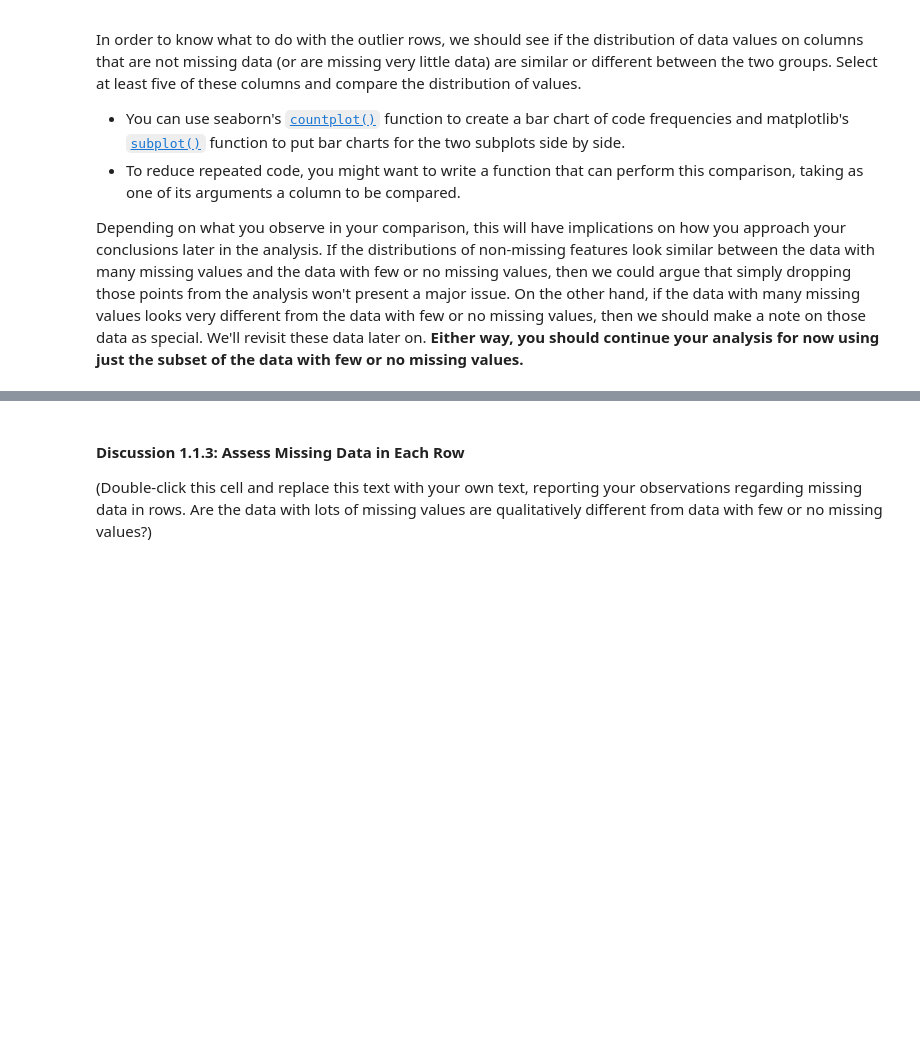
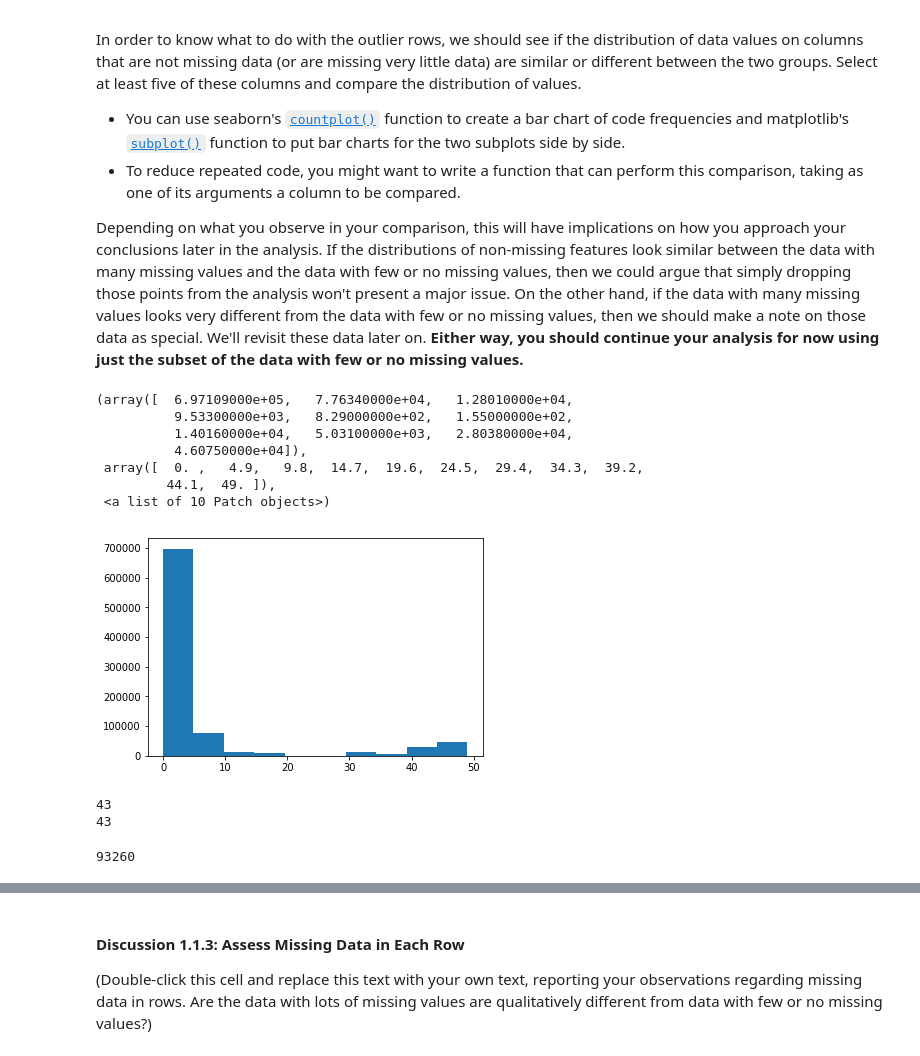
Before and after one commit to SarthakJaingit/AravatoGermanyCustomerSegments, a Jupyter notebook: Identify_Customer_Segments.ipynb, the cells around one changed output, grey strips where cells are left out. Drawn from its saved outputs; the diff is of its cells as text; code cells hidden in the pictures; blank space fills up the shorter version.

```diff
--- a/Identify_Customer_Segments.ipynb
+++ b/Identify_Customer_Segments.ipynb
@@ -154,6 +248,26 @@ In order to know what to do with the outlier rows, we should see if the distribu
 Depending on what you observe in your comparison, this will have implications on how you approach your conclusions later in the analysis. If the distributions of non-missing features look similar between the data with many missing values and the data with few or no missing values, then we could argue that simply dropping those points from the analysis won't present a major issue. On the other hand, if the data with many missing values looks very different from the data with few or no missing values, then we should make a note on those data as special. We'll revisit these data later on. **Either way, you should continue your analysis for now using just the subset of the data with few or no missing values.**
 # %%
 # How much data is missing in each row of the dataset?
+na_per_rows = condensed_azdias.isnull().sum(axis = 1)
+# %%
+#Find stats for na_per_rows
+plt.hist(na_per_rows)
+# %% [output]
+(array([  6.97109000e+05,   7.76340000e+04,   1.28010000e+04,
+          9.53300000e+03,   8.29000000e+02,   1.55000000e+02,
+          1.40160000e+04,   5.03100000e+03,   2.80380000e+04,
+          4.60750000e+04]),
+ array([  0. ,   4.9,   9.8,  14.7,  19.6,  24.5,  29.4,  34.3,  39.2,
+         44.1,  49. ]),
+ <a list of 10 Patch objects>)
+[figure, added]
+# %%
+assert na_per_rows[0] == condensed_azdias.iloc[0].isna().sum()
+print(na_per_rows[0])
+print(condensed_azdias.iloc[0].isna().sum())
+# %% [output]
+43
+43
 # %%
 # Write code to divide the data into two subsets based on the number of missing
 # values in each row.
@@ -160,3 +278,7 @@ Depending on what you observe in your comparison, this will have implications on
+# %%
+len(row_outlier)
+# %% [output]
+93260
 # %%
 # Compare the distribution of values for at least five columns where there are
 # no or few missing values, between the two subsets.
```
Also changed, not shown: parts of 24 cells of this notebook.
